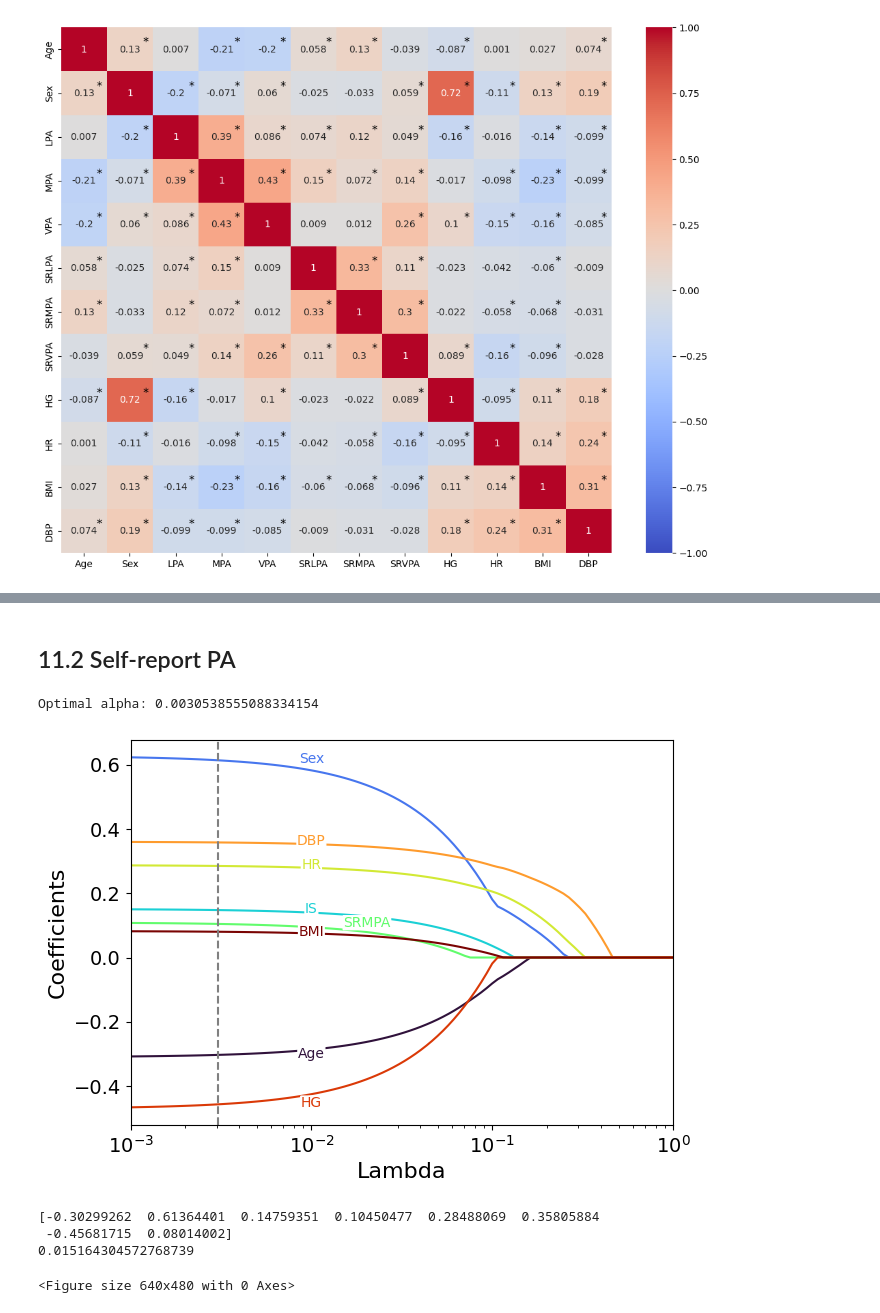
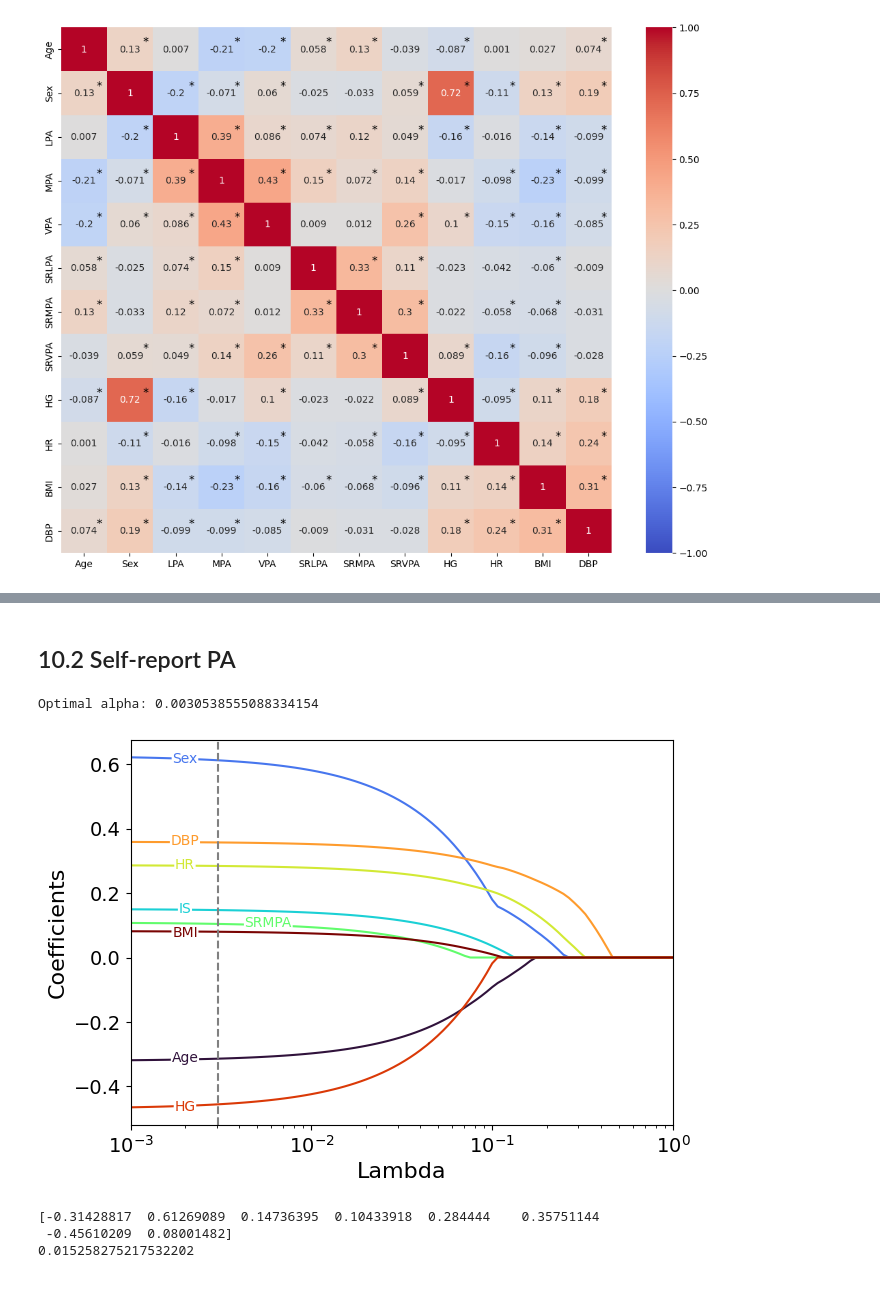
Before and after one commit to ivychad/Physical-Activity-BrainAGE, a Jupyter notebook: 3A Analysis.ipynb, the cells around one changed output, grey strips where cells are left out. Cells and saved outputs as stored; diff of their text form; code cells hidden in the pictures.

```diff
--- a/3A Analysis.ipynb
+++ b/3A Analysis.ipynb
@@ -658,4 +658 @@ print(model_comparison)
-# %%
-main_test = pd.DataFrame(main_test)
-main_test[["LPA", "MPA","VPA","SRLPA","SRMPA","SRVPA","HR", "DBP", "SBP", "HG","BMI","Age","Sex","IS"]] = stats.zscore(main_test[["LPA", "MPA","VPA","SRLPA","SRMPA","SRVPA","HR", "DBP", "SBP", "HG","BMI","Age","Sex","IS"]], nan_policy='omit')
 # %% [markdown]
@@ -846,7 +811,7 @@ coefs = pd.DataFrame(coefs)
 
 
 # lasso with cross validated alpha
-lassocv = LassoCV(alphas = alphas).fit(X,Y)
+lassocv = LassoCV(alphas = alphas, random_state=888).fit(X,Y)
 best_alpha = lassocv.alpha_
 print("Optimal alpha:", best_alpha)
 
@@ -868,19 +833,19 @@ for i, column in enumerate(columns):
     color = cmap(i / 7.0)
 
     if i == 1:
-        plt.annotate(column, (0.0045, y_pos), textcoords="offset points", xytext=(0, -4),
+        plt.annotate(column, (0.0025, y_pos), textcoords="offset points", xytext=(0, -2),
                      ha='center', fontsize=10, color=color, bbox=dict(boxstyle='round', facecolor='white', edgecolor="white", pad=0))
     elif i == 5:
-        plt.annotate(column, (0.0045, y_pos), textcoords="offset points", xytext=(0, -2),
+        plt.annotate(column, (0.0025, y_pos), textcoords="offset points", xytext=(0, -2),
                      ha='center', fontsize=10, color=color, bbox=dict(boxstyle='square', facecolor='white', edgecolor="white", pad=0))
     elif i == 3:
-        plt.annotate(column, (0.0045, y_pos), textcoords="offset points", xytext=(0, -2),
+        plt.annotate(column, (0.0025, y_pos), textcoords="offset points", xytext=(0, -4),
                      ha='center', fontsize=10, color=color, bbox=dict(boxstyle='square', facecolor='white', edgecolor="white", pad=0))
     elif i == 6:
-        plt.annotate(column, (0.0045, y_pos), textcoords="offset points", xytext=(0, -4),
+        plt.annotate(column, (0.0025, y_pos), textcoords="offset points", xytext=(0, -5),
                      ha='center', fontsize=10, color=color, bbox=dict(boxstyle='round', facecolor='white', edgecolor="white", pad=0))
     else:
-        plt.annotate(column, (0.0045, y_pos), textcoords="offset points", xytext=(0, -2),
+        plt.annotate(column, (0.0025, y_pos), textcoords="offset points", xytext=(0, -3),
                      ha='center', fontsize=10, color=color, bbox=dict(boxstyle='square', facecolor='white',edgecolor="white", pad=0))
 
 
@@ -892,11 +857,9 @@ plt.axis('tight')
 plt.xlabel('Lambda', fontsize = 16)
 plt.xlim(0.001, 1)
 plt.ylabel('Coefficients', fontsize = 16)
-#plt.title('Lasso coefficients as a function of alpha')
-#plt.legend(columns, bbox_to_anchor=(1.01, 1.02), loc='upper left')
 plt.legend().set_visible(False)
+plt.savefig('mainlasso.png', format='png', dpi=800)
 plt.show()
-plt.savefig('lasso_main.pdf', format='pdf', dpi=800)
 
 # Print the coefficients
 print(coefficients)
@@ -911,5 +873,5 @@ Optimal alpha: 0.003511191734215131
 # %% [markdown]
-## 11.2 Self-report PA
+## 10.2 Self-report PA
 # %%
 df = main_test[["Age", "Sex", "IS", "LPA", "MPA", "VPA",  "SRLPA", "SRMPA", "SRVPA", "HR", "DBP", "HG", "BMI", "BA"]]
 df = df.dropna()
@@ -937,7 +899,7 @@ for i, column in enumerate(columns):
     plt.plot(alphas, coefs[column], label=column, color=cmap(i / (len(columns) - 1)))
 
 # lasso with cross validated alpha
-lassocv = LassoCV(alphas = alphas).fit(X,Y)
+lassocv = LassoCV(alphas = alphas, random_state=888).fit(X,Y)
 best_alpha = lassocv.alpha_
 print("Optimal alpha:", best_alpha)
 
@@ -951,39 +913,45 @@ r_squared = lasso.score(X,Y)
 for i, column in enumerate(columns):
     y_pos = coefficients[i]
     color = cmap(i / 7.0)
 
     if i == 3:
-        plt.annotate(column, (1e-2, y_pos), textcoords="offset points", xytext=(40, -2),
+        plt.annotate(column, (0.002, y_pos), textcoords="offset points", xytext=(60, -2),
+                     ha='center', fontsize=10, color=color, bbox=dict(boxstyle='round', facecolor='white', edgecolor="white", pad=0))
+    elif i == 6:
+        plt.annotate(column, (0.002, y_pos), textcoords="offset points", xytext=(0, -5),
+                     ha='center', fontsize=10, color=color, bbox=dict(boxstyle='round', facecolor='white', edgecolor="white", pad=0))
+    elif i == 1:
+        plt.annotate(column, (0.002, y_pos), textcoords="offset points", xytext=(0, -2),
                      ha='center', fontsize=10, color=color, bbox=dict(boxstyle='round', facecolor='white', edgecolor="white", pad=0))
     elif i == 7:
-        plt.annotate(column, (1e-2, y_pos), textcoords="offset points", xytext=(0, -3),
+        plt.annotate(column, (0.002, y_pos), textcoords="offset points", xytext=(0, -4),
                      ha='center', fontsize=10, color=color, bbox=dict(boxstyle='round', facecolor='white', edgecolor="white", pad=0))
     else:
-        plt.annotate(column, (1e-2, y_pos), textcoords="offset points", xytext=(0, -2),
+        plt.annotate(column, (0.002, y_pos), textcoords="offset points", xytext=(0, -2),
                      ha='center', fontsize=10, color=color, bbox=dict(boxstyle='round', facecolor='white',edgecolor="white", pad=0))
 
 
 plt.xticks(alphas, fontsize = 14)
 plt.yticks(fontsize = 14)
 plt.xscale("log")
 plt.axis('tight')
 plt.xlabel('Lambda', fontsize = 16)
 plt.axvline(x = best_alpha, color = 'gray', linestyle='dashed')
 plt.xlim(0.001, 1)
 plt.ylabel('Coefficients', fontsize = 16)
 #plt.title('Lasso coefficients as a function of alpha')
 #plt.legend(columns, bbox_to_anchor=(1.01, 1.02), loc='upper left')
 plt.legend().set_visible(False)
+plt.savefig('mainlassosr.png', format='png', dpi=800)
 plt.show()
-plt.savefig('lasso_sr_main.pdf', format='pdf', dpi=800)
+
 
 # Print the coefficients
 print(coefficients)
 print(r_squared)
 # %% [output]
 Optimal alpha: 0.0030538555088334154
-[figure, old version]
+[figure, new version]
-[-0.30299262  0.61364401  0.14759351  0.10450477  0.28488069  0.35805884
- -0.45681715  0.08014002]
-0.015164304572768739
+[-0.31428817  0.61269089  0.14736395  0.10433918  0.284444    0.35751144
+ -0.45610209  0.08001482]
+0.015258275217532202
-<Figure size 640x480 with 0 Axes>
```
Also changed, not shown: parts of 37 cells of this notebook, 6 other files.
